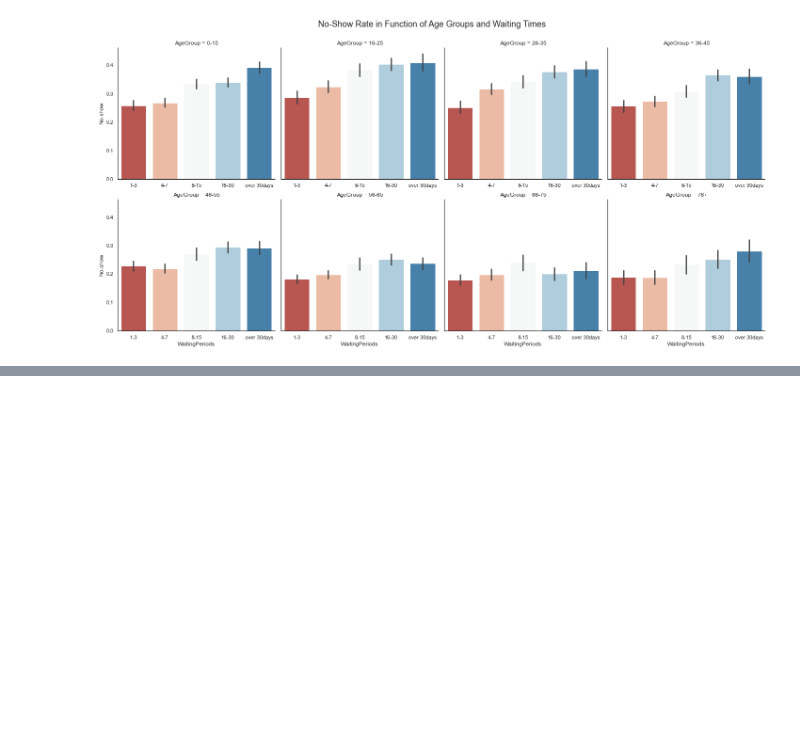
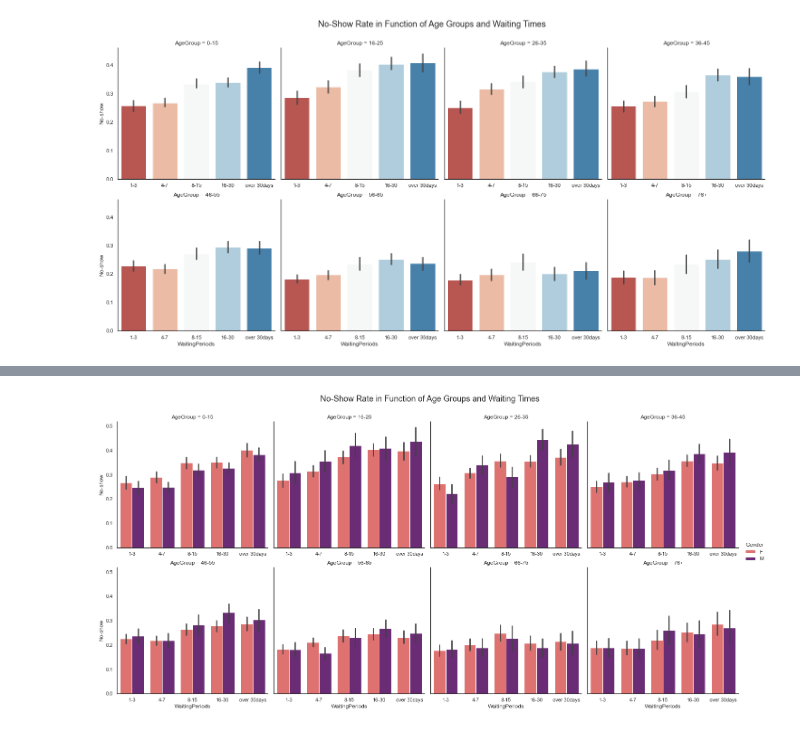
Before and after one commit to skacem/Business-Analytics, a Jupyter notebook: Misc/Medical_appointment_analysis.ipynb, the cells around one changed output, grey strips where cells are left out. Cells and saved outputs as stored; diff of their text form; code cells hidden in the pictures; blank space fills up the shorter version.

```diff
--- a/Misc/Medical_appointment_analysis.ipynb
+++ b/Misc/Medical_appointment_analysis.ipynb
@@ -600,0 +611,7 @@ Index(['PatientId', 'Gender', 'ScheduledDay', 'AppointmentDate', 'Age', 'Neighbo
+# %%
+g = sns.catplot(data=df, y='No-show', col='AgeGroup', col_wrap=4,
+                x='WaitingPeriods', kind='bar', sharex=False, palette='magma_r', hue='Gender')
+g.fig.subplots_adjust(top=0.9)
+g.fig.suptitle('No-Show Rate in Function of Age Groups and Waiting Times', fontsize=18);
+# %% [output]
+[figure, added]
```
Also changed, not shown: parts of 14 cells of this notebook.
